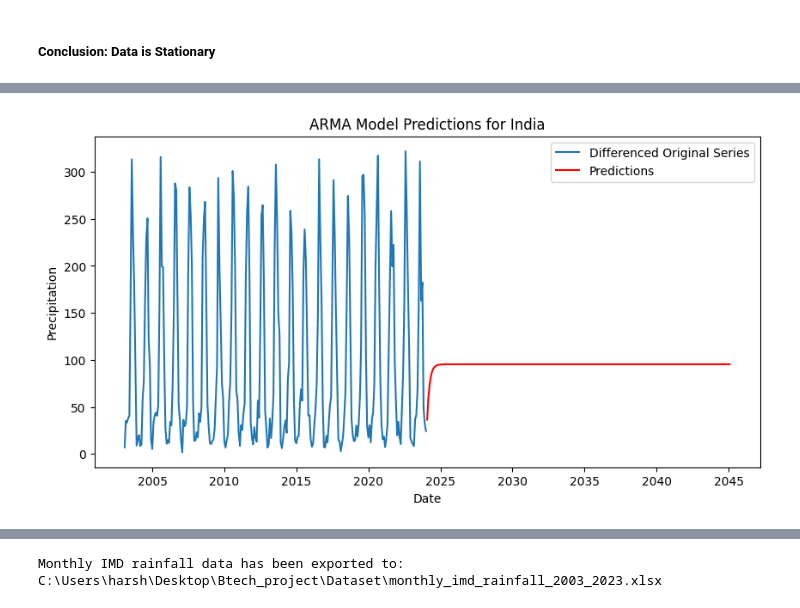
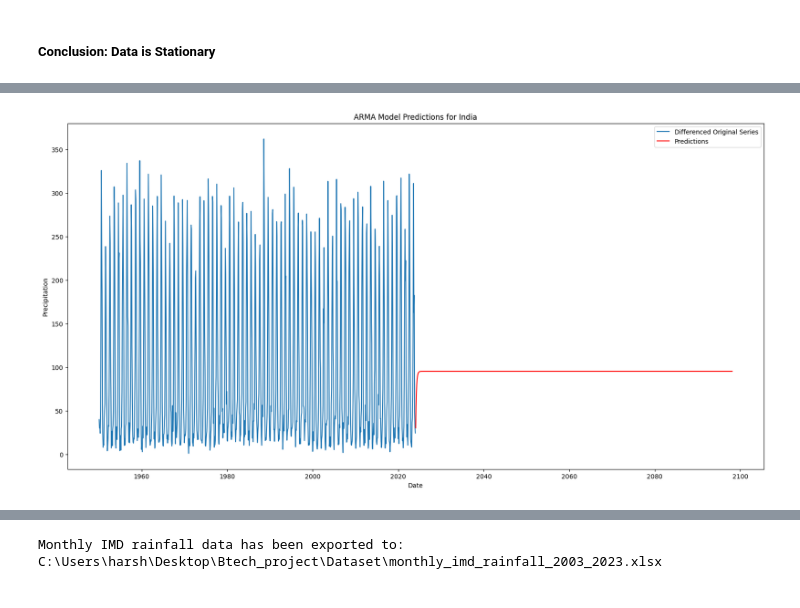
Before and after one commit to Harsh-chaturvedi2004/Rainfall_prediction, a Jupyter notebook: ARMA_monthly_model_prediction.ipynb, the cells around one changed output, grey strips where cells are left out. Drawn from its saved outputs; the diff is of its cells as text; code cells hidden in the pictures.

Commit message:
predictions from 1950, variation in R2 score and code cleaning

```diff
--- a/ARMA_monthly_model_prediction.ipynb
+++ b/ARMA_monthly_model_prediction.ipynb
@@ -97,12 +114,22 @@ predictions_india = model_india_fit.predict(start=start_india, end=end_india)
+# %%
+# Determine the starting point for predictions based on the length of the differenced data
+start_india = len(india_data_diff)  # Get the number of observations in the differenced data
+
+# Calculate the end index for predictions
+# 74 years from 1950 to 2023 means 74 years * 12 months per year for monthly predictions
+end_india = start_india + (74 * 12)
+
+# Generate predictions for the specified range using the fitted ARIMA model
+predictions_india = model_india_fit.predict(start=start_india, end=end_india)
 # %%
 # Plot the results
-plt.figure(figsize=(10, 5))
+plt.figure(figsize=(20,10))
 plt.plot(india_data_diff, label='Differenced Original Series')
 plt.plot(predictions_india, label='Predictions', color='red')
 plt.legend()
 plt.title('ARMA Model Predictions for India')
 plt.xlabel('Date')
 plt.ylabel('Precipitation')
 plt.show()
 # %% [output]
-[figure, old version]
+[figure, new version]
```
Also changed, not shown: parts of 19 cells of this notebook, 55 other files.
